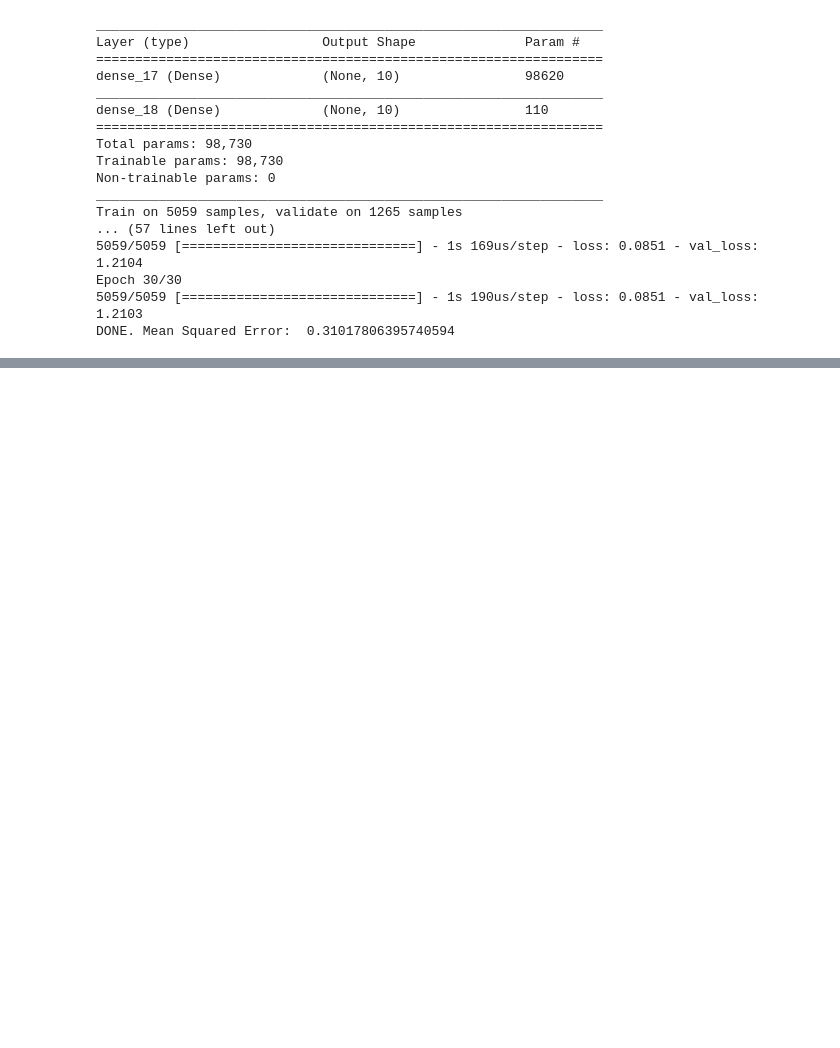
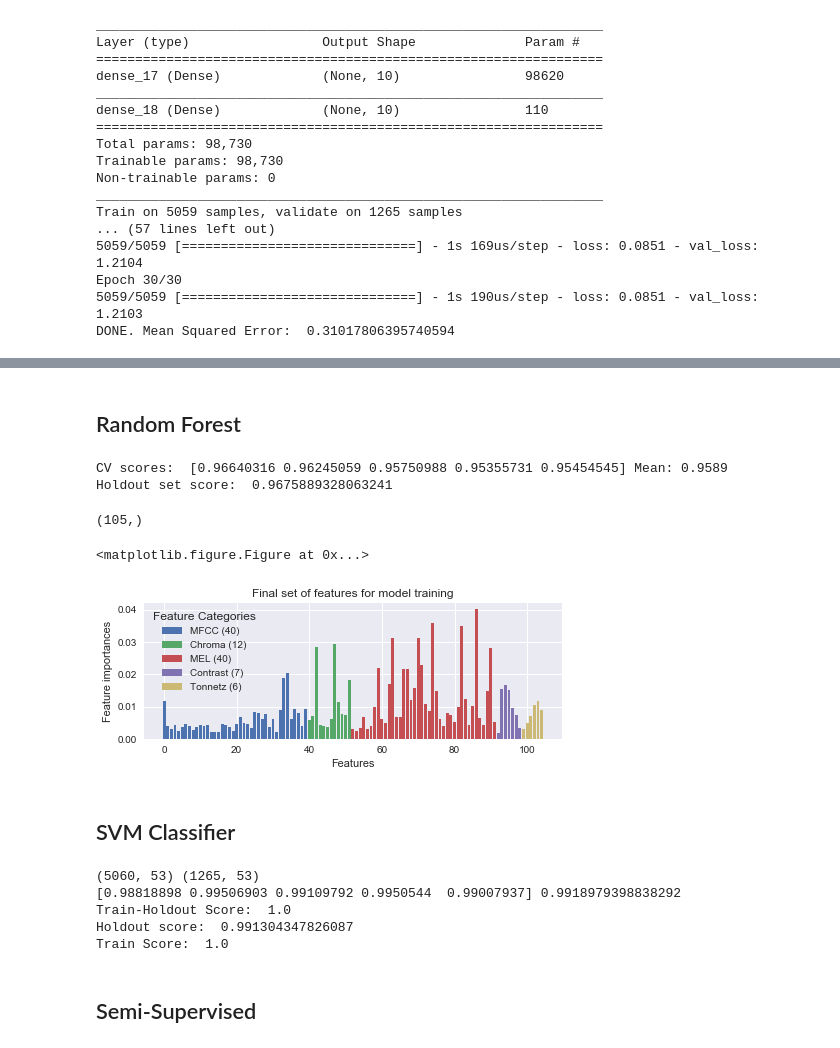
Before and after one commit to Copete/CS181_P3_dualspace, a Jupyter notebook: Antonio/P3_Antonio.ipynb, the cells around one changed output, grey strips where cells are left out. Saved outputs shown, nothing was run; the diff lists cells and outputs as text; code cells hidden in the pictures; blank space fills up the shorter version.

```diff
--- a/Antonio/P3_Antonio.ipynb
+++ b/Antonio/P3_Antonio.ipynb
@@ -399,0 +409,3 @@ i.shape
+# %%
+# Test set
+X_test_ids, _, X_test_mfcc, X_test_mfcc_delta, X_test_mfcc_delta2, X_test_chroma, X_test_mel, X_test_contrast, X_test_tonnetz = get_feature_set('../test.csv.gz', sample_rate=SAMPLE_RATE, training_set=False)
@@ -399,0 +452,5 @@ i.shape
+# %%
+# Transform y_train into 1-hot array
+N_train = X_train2.shape[0]
+Y_train = np.zeros((N_train,10),dtype=int)
+Y_train[np.arange(N_train),y_train[:,0]] = 1
@@ -399,0 +464,4 @@ i.shape
+# %%
+knn = KNeighborsClassifier()
+knn.fit(X_train2, Y_train)
+print('Score: ', knn.score(X_train2, Y_train))
@@ -399,0 +512,2 @@ i.shape
+# %% [markdown]
+## Random Forest
@@ -399,0 +516,42 @@ i.shape
+# %%
+# Evaluate current feature set by 5-fold CV
+rf = RandomForestClassifier(class_weight="balanced", n_jobs=-1,
+                            n_estimators=1000, max_features='sqrt')
+cv_scores = cross_val_score(rf, X_train2_, Y_train2_, cv=5)
+print('CV scores: ', cv_scores, 'Mean: {:.4f}'.format(np.mean(cv_scores)))
+rf.fit(X_train2_, Y_train2_)
+print('Holdout set score: ', rf.score(X_holdout2, Y_holdout2))
+# %% [output]
+CV scores:  [0.96640316 0.96245059 0.95750988 0.95355731 0.95454545] Mean: 0.9589
+Holdout set score:  0.9675889328063241
+# %%
+# Fit entire training dataset and plot feature importances
+rf.fit(X_train2, Y_train)
+n_feat = np.array([X_train_mfcc.shape[1], #X_train_mfcc.shape[1],
+                   #X_train_mfcc_delta.shape[1], X_train_mfcc_delta2.shape[1],
+                   X_train_chroma.shape[1], X_train_mel[:,:40].shape[1],
+                   X_train_contrast.shape[1], X_train_tonnetz.shape[1]])
+feat_name = np.array(['MFCC', #r'MFCC-$\sigma$', r'MFCC-$\Delta$', r'MFCC-$\Delta^2$',
+                      'Chroma', 'MEL', 'Contrast', 'Tonnetz'])
+imp = rf.feature_importances_
+print(imp.shape)
+plt.clf()
+plt.figure(figsize=(7.5,2.5))
+#plt.figure(figsize=(5.5,2.5))
+i0 = 0
+for ifeat,n_feat0 in enumerate(n_feat):
+    plt.bar(i0+np.arange(n_feat0), imp[i0:i0+n_feat0], label=feat_name[ifeat]+' ({})'.format(n_feat0))
+    i0 += n_feat0
+plt.title('Final set of features for model training')
+#plt.title('Initial set of features')
+plt.xlabel('Features')
+plt.ylabel('Feature importances')
+plt.legend(title='Feature Categories') #, loc=(1,0))
+plt.savefig('../P3_fig_feature_importances.pdf',bbox_inches='tight')
+plt.show()
+# %% [output]
+(105,)
+<matplotlib.figure.Figure at 0x...>
+[figure, added]
+# %% [markdown]
+## SVM Classifier
@@ -399,0 +560,16 @@ i.shape
+# %%
+print(X_train2_.shape, X_holdout2.shape)
+svc2 = SVC(C=10)
+cv_scores = cross_val_score(svc2, X_train2_, Y_train2_.argmax(axis=1), cv=5) #scoring='roc_auc')
+print(cv_scores, np.mean(cv_scores))
+svc2.fit(X_train2_, Y_train2_.argmax(axis=1))
+print('Train-Holdout Score: ', svc2.score(X_train2_, Y_train2_.argmax(axis=1)))
+print('Holdout score: ', svc2.score(X_holdout2, Y_holdout2.argmax(axis=1)))
+svc2.fit(X_train2, Y_train.argmax(axis=1))
+print('Train Score: ', svc2.score(X_train2, Y_train.argmax(axis=1)))
+# %% [output]
+(5060, 53) (1265, 53)
+[0.98818898 0.99506903 0.99109792 0.9950544  0.99007937] 0.9918979398838292
+Train-Holdout Score:  1.0
+Holdout score:  0.991304347826087
+Train Score:  1.0
@@ -399,0 +579,2 @@ i.shape
+# %% [markdown]
+## Semi-Supervised
```
Also changed, not shown: parts of 56 cells of this notebook, 17 other files.
